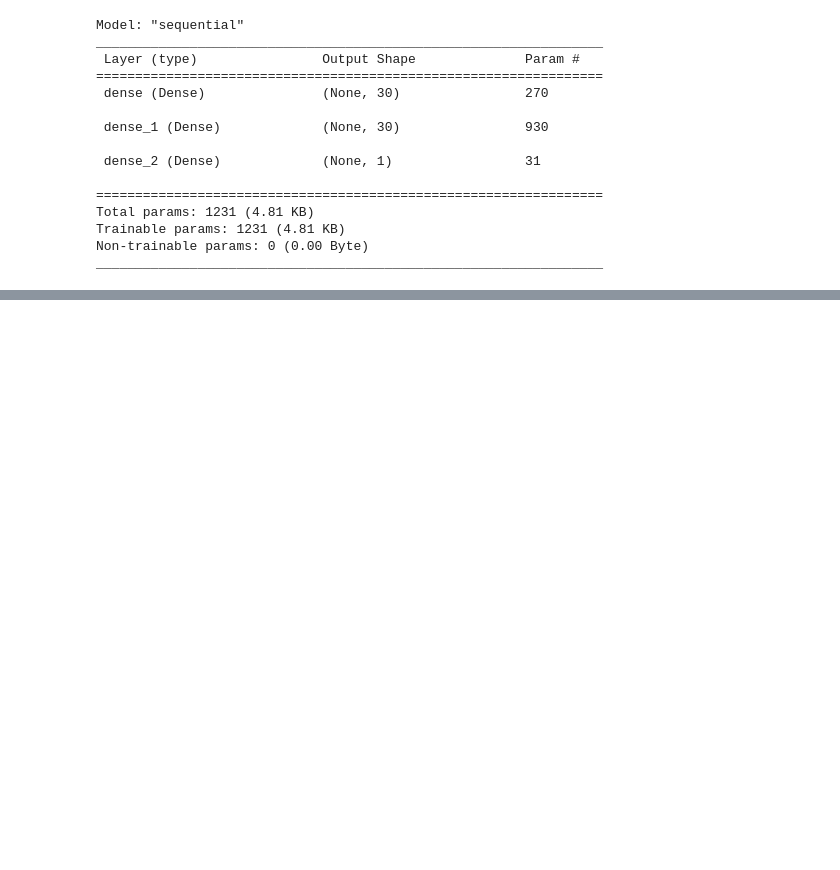
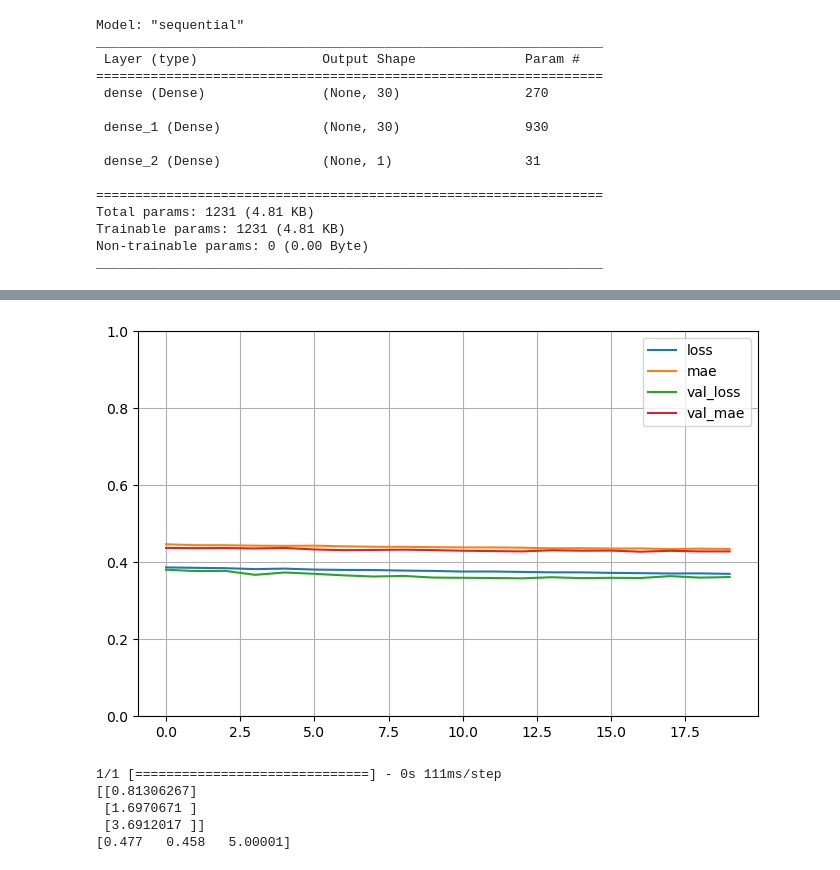
Before and after one commit to luch91/PYTHON-MACHINE-LEARNING-DEEP-LEARNING, a Jupyter notebook: DEEP LEARNING/ANN/ann_regression.ipynb, the cells around one changed output, grey strips where cells are left out. Saved outputs shown, nothing was run; the diff lists cells and outputs as text; code cells hidden in the pictures; blank space fills up the shorter version.

```diff
--- a/DEEP LEARNING/ANN/ann_regression.ipynb
+++ b/DEEP LEARNING/ANN/ann_regression.ipynb
@@ -77,7 +77,7 @@ model = keras.models.Sequential([
 # %%
 model.compile(loss ="mean_squared_error",
               optimizer=keras.optimizers.SGD(learning_rate=1e-3),
-              metrics=["mse"])
+              metrics=["mae"])
 # %%
 model.summary()
 # %% [output]
@@ -97,5 +97,5 @@ Trainable params: 1231 (4.81 KB)
 Non-trainable params: 0 (0.00 Byte)
 _________________________________________________________________
 # %%
-model_history = model.fit(X_test, y_test)
+model_history = model.fit(X_test, y_test, epochs=20, validation_data=(X_valid, y_valid))
 # %% [output]
@@ -106,0 +141,8 @@ model_history.history
+# %%
+pd.DataFrame(model_history.history).plot(figsize=(8,5))
+plt.grid(True)
+plt.gca().set_ylim(0, 1)
+
+plt.show()
+# %% [output]
+[figure, added]
@@ -106,0 +151,10 @@ model_history.history
+# %%
+y_pred = model.predict(X_new)
+print(y_pred)
+print(y_test[:3])
+# %% [output]
+1/1 [==============================] - 0s 111ms/step
+[[0.81306267]
+ [1.6970671 ]
+ [3.6912017 ]]
+[0.477   0.458   5.00001]
```
Also changed, not shown: parts of 4 cells of this notebook, 4 other files.
